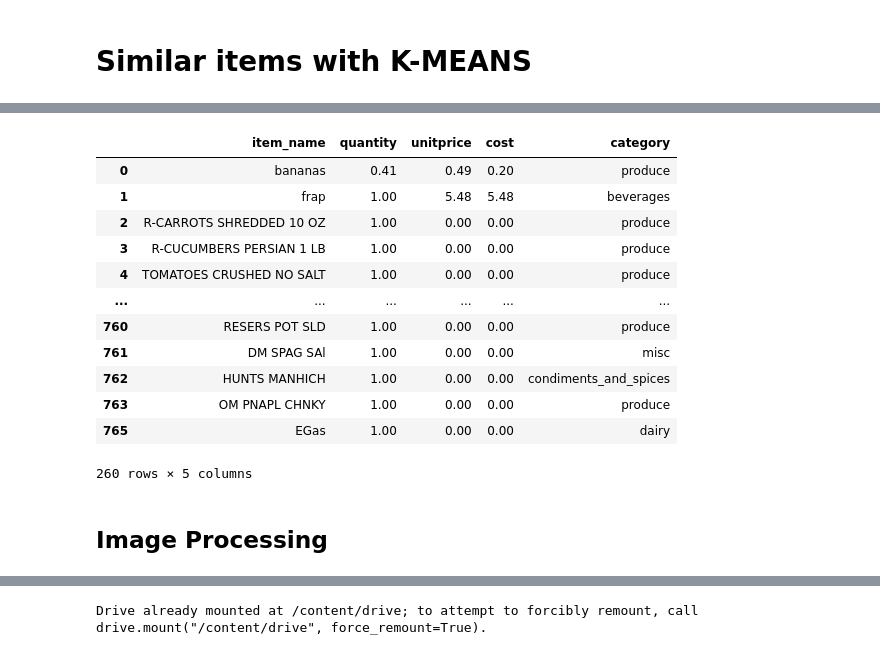
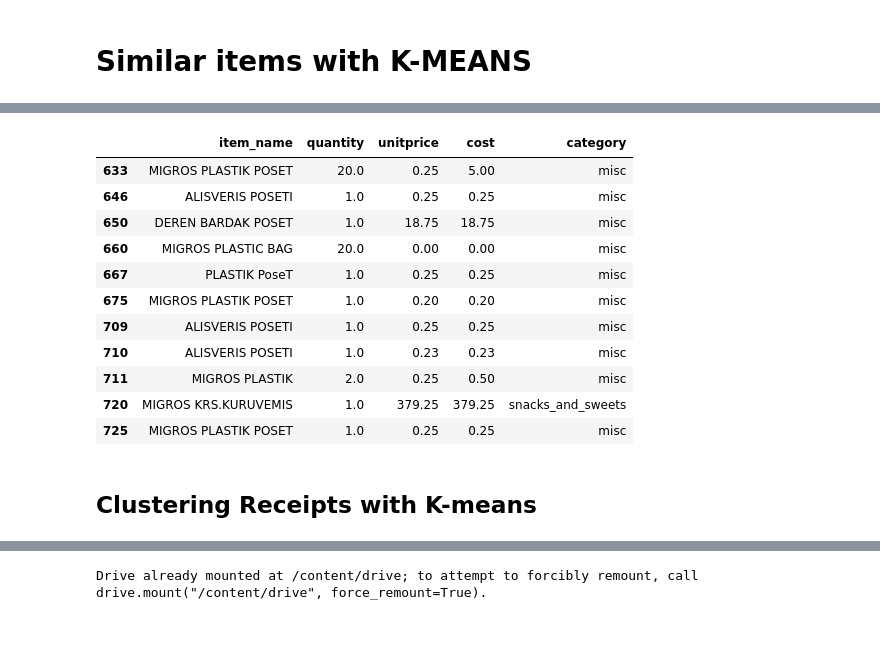
Before and after one commit to iradualbert/dst-receipt-expense, a Jupyter notebook: Classification_and_Clustering.ipynb, the cells around one changed output, grey strips where cells are left out. Saved outputs shown, nothing was run; the diff lists cells and outputs as text; code cells hidden in the pictures.

```diff
--- a/Classification_and_Clustering.ipynb
+++ b/Classification_and_Clustering.ipynb
@@ -203,0 +219,29 @@ predict_category(knn_model, example)
+# %%
+from sklearn.cluster import KMeans
+
+
+
+k_range = range(5, 70)
+distortions = []
+
+for n_clusters in k_range:
+  kmeans_model = Pipeline(steps=[
+      ('preprocessor', preprocessor),
+      ('clustering', KMeans(n_clusters=n_clusters))
+  ])
+
+  # Fit K-Means model
+  kmeans_model.fit(X)
+  kmeans_step = kmeans_model.named_steps['clustering']
+  distortions.append(kmeans_step.inertia_)
+
+
+# Plot the elbow curve
+plt.figure(figsize=(12, 6))
+
+# Elbow plot
+plt.subplot(1, 2, 1)
+plt.plot(k_range, distortions, marker='o')
+plt.title('Elbow Method for Optimal K')
+plt.xlabel('Number of clusters (k)')
+plt.ylabel('Distortion (Inertia)')
@@ -204,53 +251,54 @@ predict_category(knn_model, example)
 # %%
 from sklearn.cluster import KMeans
+
+n_clusters =  40
 # K-Means Clustering Pipeline
 kmeans_model = Pipeline(steps=[
     ('preprocessor', preprocessor),
-    ('clustering', KMeans(n_clusters=20))
+    ('clustering', KMeans(n_clusters=n_clusters))
 ])
 
 # Fit K-Means model
 kmeans_model.fit(X)
 
 # Assign clusters to the items
 df['cluster'] = kmeans_model.predict(X)
 
 
 def get_similar_items(item_name, quantity, unitprice, cost, kmeans_model, df):
   # assign cluster to the new item
   new_item = pd.DataFrame({
     "item_name": [item_name],
     "quantity": [quantity],
     "unitprice": [unitprice],
     "cost": cost
   })
 
   cluster = kmeans_model.predict(new_item)
   # Find items in the same cluster as the new item
   similar_items = df[df['cluster'] == cluster[0]]
 
   similar_items = similar_items.drop(columns=['cluster'])
 
   return similar_items
 
 
 get_similar_items("alisveris poseti", 1, 0.3, 0.3, kmeans_model, df)
 # %% [output]
 |  | item_name | quantity | unitprice | cost | category |
-| 0 | bananas | 0.41 | 0.49 | 0.20 | produce |
-| 1 | frap | 1.00 | 5.48 | 5.48 | beverages |
-| 2 | R-CARROTS SHREDDED 10 OZ | 1.00 | 0.00 | 0.00 | produce |
-| 3 | R-CUCUMBERS PERSIAN 1 LB | 1.00 | 0.00 | 0.00 | produce |
-| 4 | TOMATOES CRUSHED NO SALT | 1.00 | 0.00 | 0.00 | produce |
-| ... | ... | ... | ... | ... | ... |
-| 760 | RESERS POT SLD | 1.00 | 0.00 | 0.00 | produce |
-| 761 | DM SPAG SAl | 1.00 | 0.00 | 0.00 | misc |
-| 762 | HUNTS MANHICH | 1.00 | 0.00 | 0.00 | condiments_and_spices |
-| 763 | OM PNAPL CHNKY | 1.00 | 0.00 | 0.00 | produce |
-| 765 | EGas | 1.00 | 0.00 | 0.00 | dairy |
+| 633 | MIGROS PLASTIK POSET | 20.0 | 0.25 | 5.00 | misc |
+| 646 | ALISVERIS POSETI | 1.0 | 0.25 | 0.25 | misc |
+| 650 | DEREN BARDAK POSET | 1.0 | 18.75 | 18.75 | misc |
+| 660 | MIGROS PLASTIC BAG | 20.0 | 0.00 | 0.00 | misc |
+| 667 | PLASTIK PoseT | 1.0 | 0.25 | 0.25 | misc |
+| 675 | MIGROS PLASTIK POSET | 1.0 | 0.20 | 0.20 | misc |
+| 709 | ALISVERIS POSETI | 1.0 | 0.25 | 0.25 | misc |
+| 710 | ALISVERIS POSETI | 1.0 | 0.23 | 0.23 | misc |
+| 711 | MIGROS PLASTIK | 2.0 | 0.25 | 0.50 | misc |
+| 720 | MIGROS KRS.KURUVEMIS | 1.0 | 379.25 | 379.25 | snacks_and_sweets |
+| 725 | MIGROS PLASTIK POSET | 1.0 | 0.25 | 0.25 | misc |
-260 rows × 5 columns
-# %% [markdown]
-## Image Processing
+# %% [markdown]
+## Clustering Receipts with K-means
 # %%
 !pip install pytesseract
 !sudo apt-get update
```
Also changed, not shown: parts of 19 cells of this notebook, 4 other files.
